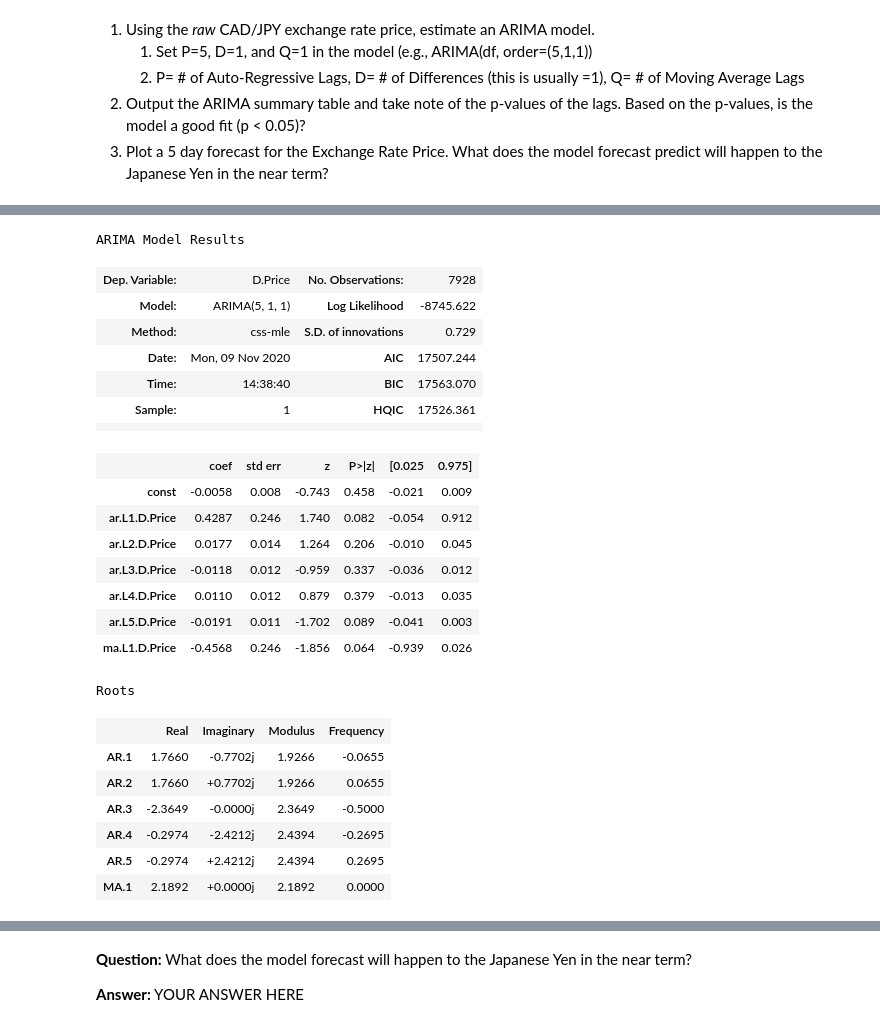
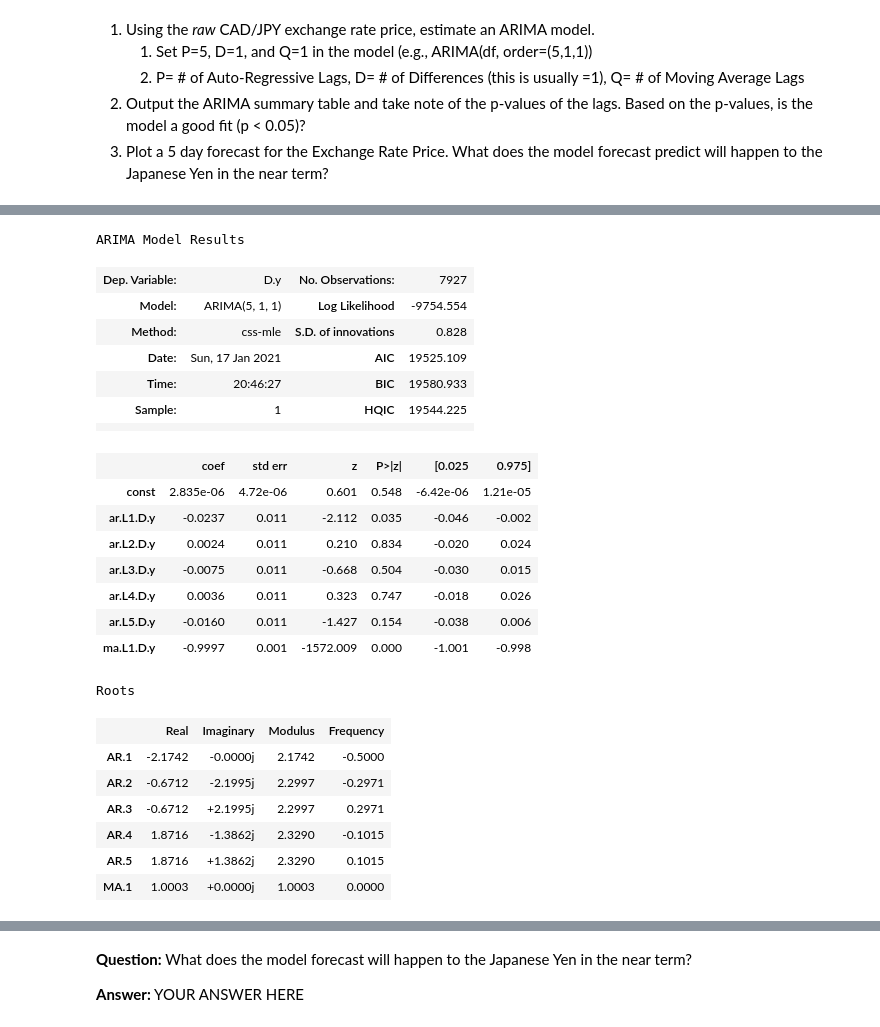
Before and after one commit to aakashsonali/python-homework, a Jupyter notebook: time series/time_series_analysis.ipynb, the cells around one changed output, grey strips where cells are left out. Drawn from its saved outputs; the diff is of its cells as text; code cells hidden in the pictures.

```diff
--- a/time series/time_series_analysis.ipynb
+++ b/time series/time_series_analysis.ipynb
@@ -171,36 +196,40 @@ from statsmodels.tsa.arima_model import ARIMA
 # Hint: ARIMA(df, order=(p, d, q))
 # YOUR CODE HERE!
 
+model2 = ARIMA(returns.values, order=(5, 1, 1))
+
 # Fit the model
 # YOUR CODE HERE!
+results2 = model2.fit()
 # %%
 # Output model summary results:
 # YOUR CODE HERE!
+results2.summary()
 # %% [output]
 ARIMA Model Results
-| Dep. Variable: | D.Price | No. Observations: | 7928 |
-| Model: | ARIMA(5, 1, 1) | Log Likelihood | -8745.622 |
-| Method: | css-mle | S.D. of innovations | 0.729 |
-| Date: | Mon, 09 Nov 2020 | AIC | 17507.244 |
-| Time: | 14:38:40 | BIC | 17563.070 |
-| Sample: | 1 | HQIC | 17526.361 |
+| Dep. Variable: | D.y | No. Observations: | 7927 |
+| Model: | ARIMA(5, 1, 1) | Log Likelihood | -9754.554 |
+| Method: | css-mle | S.D. of innovations | 0.828 |
+| Date: | Sun, 17 Jan 2021 | AIC | 19525.109 |
+| Time: | 20:46:27 | BIC | 19580.933 |
+| Sample: | 1 | HQIC | 19544.225 |
 |  |  |  |  |
 |  | coef | std err | z | P>|z| | [0.025 | 0.975] |
-| const | -0.0058 | 0.008 | -0.743 | 0.458 | -0.021 | 0.009 |
-| ar.L1.D.Price | 0.4287 | 0.246 | 1.740 | 0.082 | -0.054 | 0.912 |
-| ar.L2.D.Price | 0.0177 | 0.014 | 1.264 | 0.206 | -0.010 | 0.045 |
-| ar.L3.D.Price | -0.0118 | 0.012 | -0.959 | 0.337 | -0.036 | 0.012 |
-| ar.L4.D.Price | 0.0110 | 0.012 | 0.879 | 0.379 | -0.013 | 0.035 |
-| ar.L5.D.Price | -0.0191 | 0.011 | -1.702 | 0.089 | -0.041 | 0.003 |
-| ma.L1.D.Price | -0.4568 | 0.246 | -1.856 | 0.064 | -0.939 | 0.026 |
+| const | 2.835e-06 | 4.72e-06 | 0.601 | 0.548 | -6.42e-06 | 1.21e-05 |
+| ar.L1.D.y | -0.0237 | 0.011 | -2.112 | 0.035 | -0.046 | -0.002 |
+| ar.L2.D.y | 0.0024 | 0.011 | 0.210 | 0.834 | -0.020 | 0.024 |
+| ar.L3.D.y | -0.0075 | 0.011 | -0.668 | 0.504 | -0.030 | 0.015 |
+| ar.L4.D.y | 0.0036 | 0.011 | 0.323 | 0.747 | -0.018 | 0.026 |
+| ar.L5.D.y | -0.0160 | 0.011 | -1.427 | 0.154 | -0.038 | 0.006 |
+| ma.L1.D.y | -0.9997 | 0.001 | -1572.009 | 0.000 | -1.001 | -0.998 |
 Roots
 |  | Real | Imaginary | Modulus | Frequency |
-| AR.1 | 1.7660 | -0.7702j | 1.9266 | -0.0655 |
-| AR.2 | 1.7660 | +0.7702j | 1.9266 | 0.0655 |
-| AR.3 | -2.3649 | -0.0000j | 2.3649 | -0.5000 |
-| AR.4 | -0.2974 | -2.4212j | 2.4394 | -0.2695 |
-| AR.5 | -0.2974 | +2.4212j | 2.4394 | 0.2695 |
-| MA.1 | 2.1892 | +0.0000j | 2.1892 | 0.0000 |
+| AR.1 | -2.1742 | -0.0000j | 2.1742 | -0.5000 |
+| AR.2 | -0.6712 | -2.1995j | 2.2997 | -0.2971 |
+| AR.3 | -0.6712 | +2.1995j | 2.2997 | 0.2971 |
+| AR.4 | 1.8716 | -1.3862j | 2.3290 | -0.1015 |
+| AR.5 | 1.8716 | +1.3862j | 2.3290 | 0.1015 |
+| MA.1 | 1.0003 | +0.0000j | 1.0003 | 0.0000 |
 # %%
 # Plot the 5 Day Price Forecast
 # YOUR CODE HERE!
```
Also changed, not shown: parts of 17 cells of this notebook, 8 other files.
